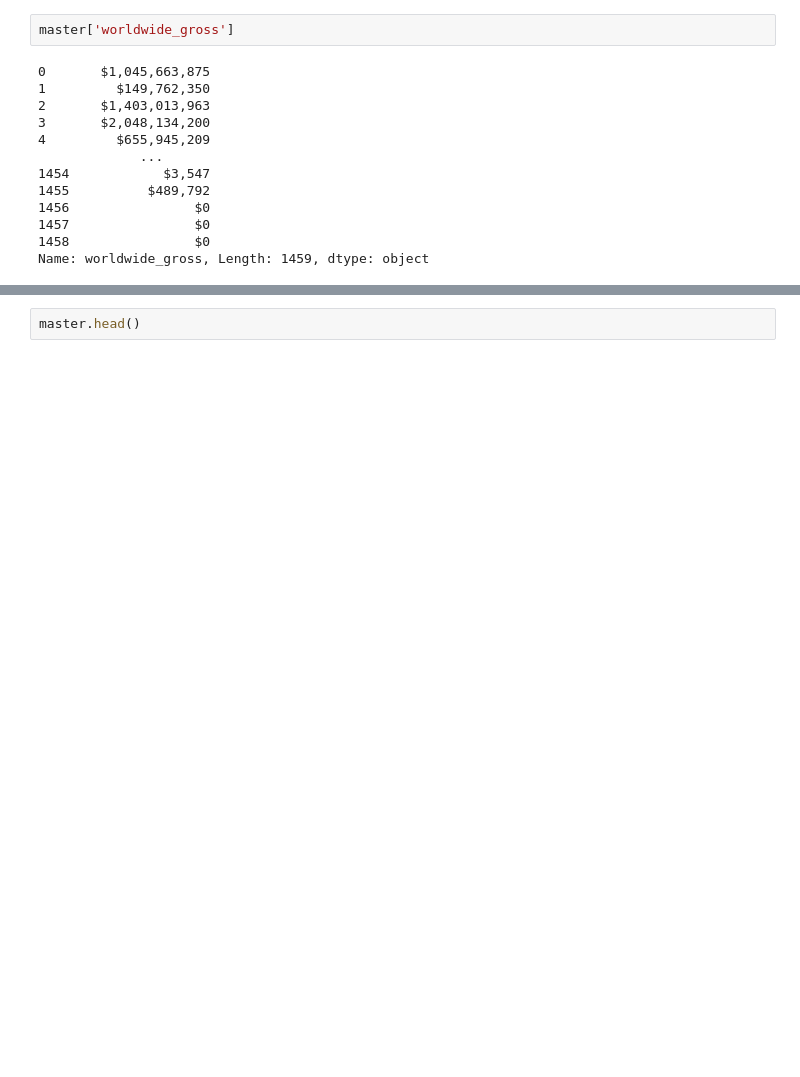
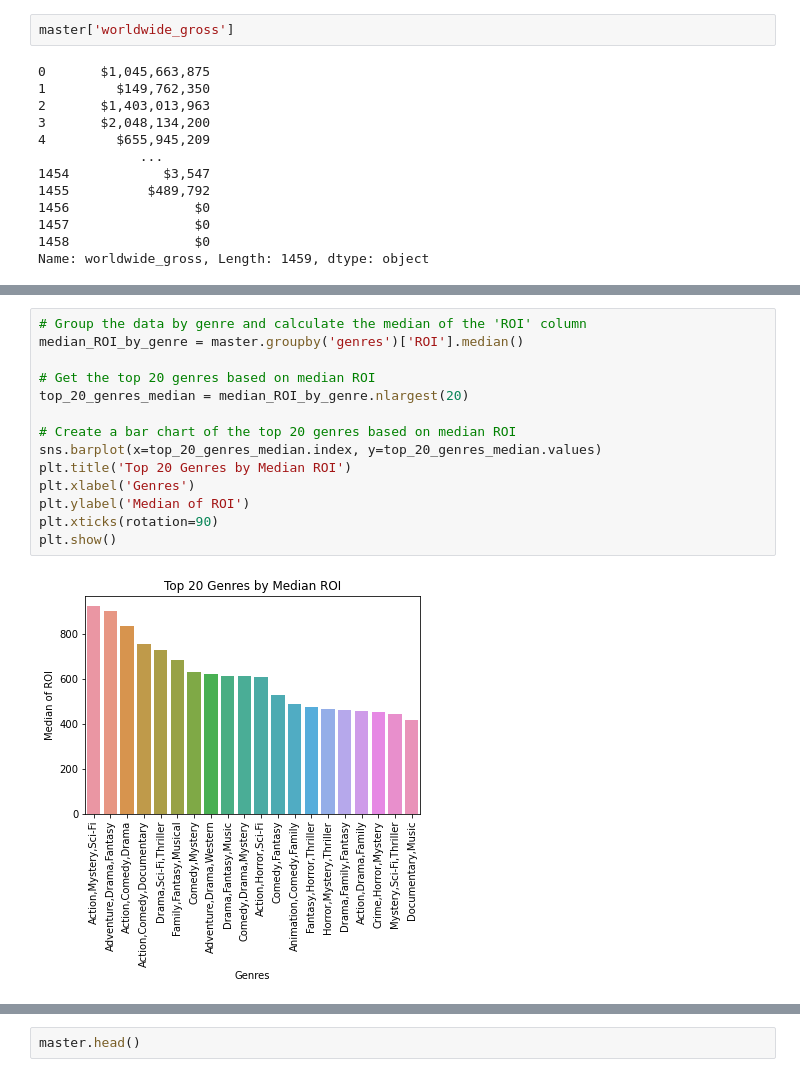
Before and after one commit to jnahra/dsc-phase-1-project, a Jupyter notebook: sean_phase1_notebook.ipynb, the cells around one changed output, grey strips where cells are left out. Drawn from its saved outputs; the diff is of its cells as text; blank space fills up the shorter version.

```diff
--- a/sean_phase1_notebook.ipynb
+++ b/sean_phase1_notebook.ipynb
@@ -207,0 +195,16 @@ plt.show()
+# %%
+# Group the data by genre and calculate the median of the 'ROI' column
+median_ROI_by_genre = master.groupby('genres')['ROI'].median()
+
+# Get the top 20 genres based on median ROI
+top_20_genres_median = median_ROI_by_genre.nlargest(20)
+
+# Create a bar chart of the top 20 genres based on median ROI
+sns.barplot(x=top_20_genres_median.index, y=top_20_genres_median.values)
+plt.title('Top 20 Genres by Median ROI')
+plt.xlabel('Genres')
+plt.ylabel('Median of ROI')
+plt.xticks(rotation=90)
+plt.show()
+# %% [output]
+[figure, added]
```
Also changed, not shown: parts of 45 cells of this notebook, 1 other file.
